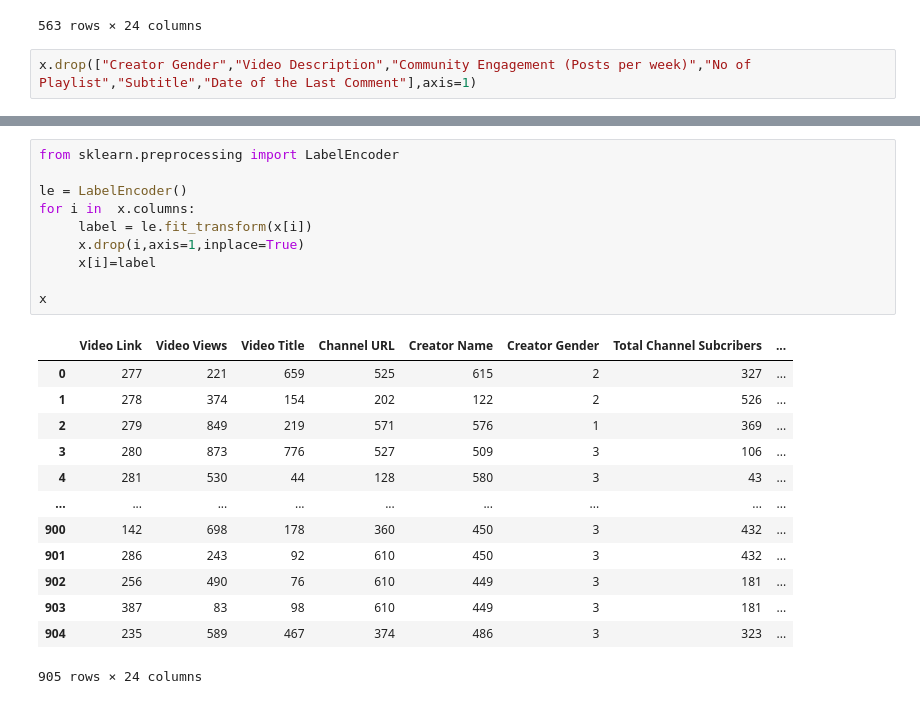
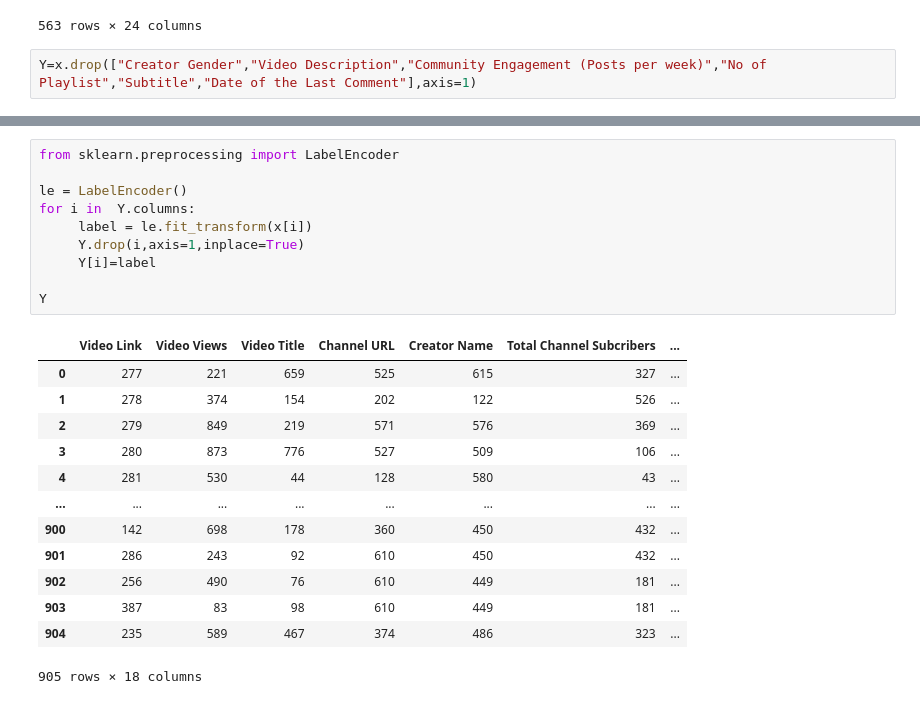
Before and after one commit to Ruturajsinh2839/woc5.0-ml-weather-prediction-case-study--Ruturajsinh-, a Jupyter notebook: Woc5.ipynb, the cells around one changed output, grey strips where cells are left out. Saved outputs shown, nothing was run; the diff lists cells and outputs as text.

```diff
--- a/Woc5.ipynb
+++ b/Woc5.ipynb
@@ -64,4 +64,4 @@ x.dropna()
 | 896 | https://www.youtube.com/watch?v=t... | 1,378,946 | EE Sundara Beladingala | Cover | ... | https://www.youtube.com/c/AnkitaK... | Ankita Kundu | Female | 84900 | ... |
 563 rows × 24 columns
 # %%
-x.drop(["Creator Gender","Video Description","Community Engagement (Posts per week)","No of Playlist","Subtitle","Date of the Last Comment"],axis=1)
+Y=x.drop(["Creator Gender","Video Description","Community Engagement (Posts per week)","No of Playlist","Subtitle","Date of the Last Comment"],axis=1)
@@ -82,24 +68,24 @@ x.drop(["Creator Gender","Video Description","Community Engagement (Posts per we
 # %%
 from sklearn.preprocessing import LabelEncoder
 
 le = LabelEncoder()
-for i in  x.columns:
+for i in  Y.columns:
      label = le.fit_transform(x[i])
-     x.drop(i,axis=1,inplace=True)
-     x[i]=label
+     Y.drop(i,axis=1,inplace=True)
+     Y[i]=label
 
-x
+Y
 # %% [output]
-|  | Video Link | Video Views | Video Title | Channel URL | Creator Name | Creator Gender | Total Channel Subcribers | ... |
-| 0 | 277 | 221 | 659 | 525 | 615 | 2 | 327 | ... |
-| 1 | 278 | 374 | 154 | 202 | 122 | 2 | 526 | ... |
-| 2 | 279 | 849 | 219 | 571 | 576 | 1 | 369 | ... |
-| 3 | 280 | 873 | 776 | 527 | 509 | 3 | 106 | ... |
-| 4 | 281 | 530 | 44 | 128 | 580 | 3 | 43 | ... |
-| ... | ... | ... | ... | ... | ... | ... | ... | ... |
-| 900 | 142 | 698 | 178 | 360 | 450 | 3 | 432 | ... |
-| 901 | 286 | 243 | 92 | 610 | 450 | 3 | 432 | ... |
-| 902 | 256 | 490 | 76 | 610 | 449 | 3 | 181 | ... |
-| 903 | 387 | 83 | 98 | 610 | 449 | 3 | 181 | ... |
-| 904 | 235 | 589 | 467 | 374 | 486 | 3 | 323 | ... |
+|  | Video Link | Video Views | Video Title | Channel URL | Creator Name | Total Channel Subcribers | ... |
+| 0 | 277 | 221 | 659 | 525 | 615 | 327 | ... |
+| 1 | 278 | 374 | 154 | 202 | 122 | 526 | ... |
+| 2 | 279 | 849 | 219 | 571 | 576 | 369 | ... |
+| 3 | 280 | 873 | 776 | 527 | 509 | 106 | ... |
+| 4 | 281 | 530 | 44 | 128 | 580 | 43 | ... |
+| ... | ... | ... | ... | ... | ... | ... | ... |
+| 900 | 142 | 698 | 178 | 360 | 450 | 432 | ... |
+| 901 | 286 | 243 | 92 | 610 | 450 | 432 | ... |
+| 902 | 256 | 490 | 76 | 610 | 449 | 181 | ... |
+| 903 | 387 | 83 | 98 | 610 | 449 | 181 | ... |
+| 904 | 235 | 589 | 467 | 374 | 486 | 323 | ... |
-905 rows × 24 columns
+905 rows × 18 columns
```
Also changed, not shown: parts of 1 cell of this notebook.
